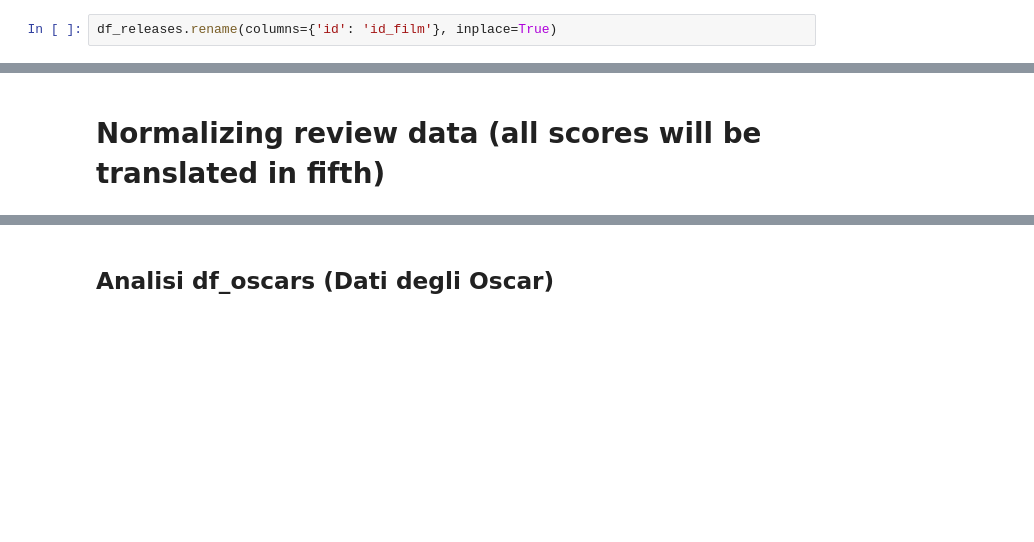
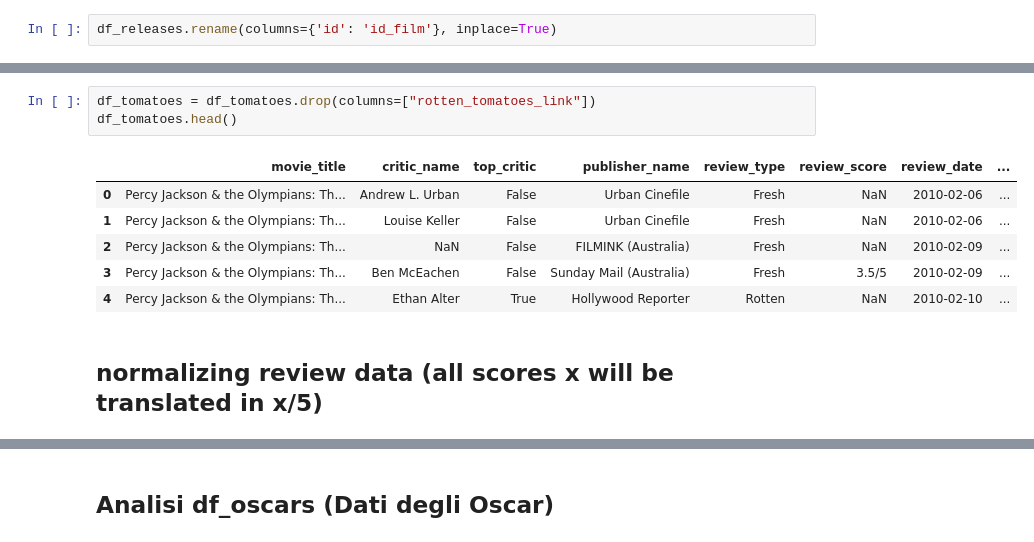
Before and after one commit to GabrieBu/freshcarrots, a Jupyter notebook: ium_Notebook/Cleaning.ipynb, the cells around one changed output, grey strips where cells are left out. Drawn from its saved outputs; the diff is of its cells as text; blank space fills up the shorter version.

```diff
--- a/ium_Notebook/Cleaning.ipynb
+++ b/ium_Notebook/Cleaning.ipynb
@@ -466,2 +497,12 @@ dtype: object
+# %%
+df_tomatoes = df_tomatoes.drop(columns=["rotten_tomatoes_link"])
+df_tomatoes.head()
+# %% [output]
+|  | movie_title | critic_name | top_critic | publisher_name | review_type | review_score | review_date | ... |
+| 0 | Percy Jackson & the Olympians: Th... | Andrew L. Urban | False | Urban Cinefile | Fresh | NaN | 2010-02-06 | ... |
+| 1 | Percy Jackson & the Olympians: Th... | Louise Keller | False | Urban Cinefile | Fresh | NaN | 2010-02-06 | ... |
+| 2 | Percy Jackson & the Olympians: Th... | NaN | False | FILMINK (Australia) | Fresh | NaN | 2010-02-09 | ... |
+| 3 | Percy Jackson & the Olympians: Th... | Ben McEachen | False | Sunday Mail (Australia) | Fresh | 3.5/5 | 2010-02-09 | ... |
+| 4 | Percy Jackson & the Olympians: Th... | Ethan Alter | True | Hollywood Reporter | Rotten | NaN | 2010-02-10 | ... |
 # %% [markdown]
-# Normalizing review data (all scores will be translated in fifth)
+## normalizing review data (all scores x will be translated in x/5)
```
Also changed, not shown: parts of 84 cells of this notebook.
